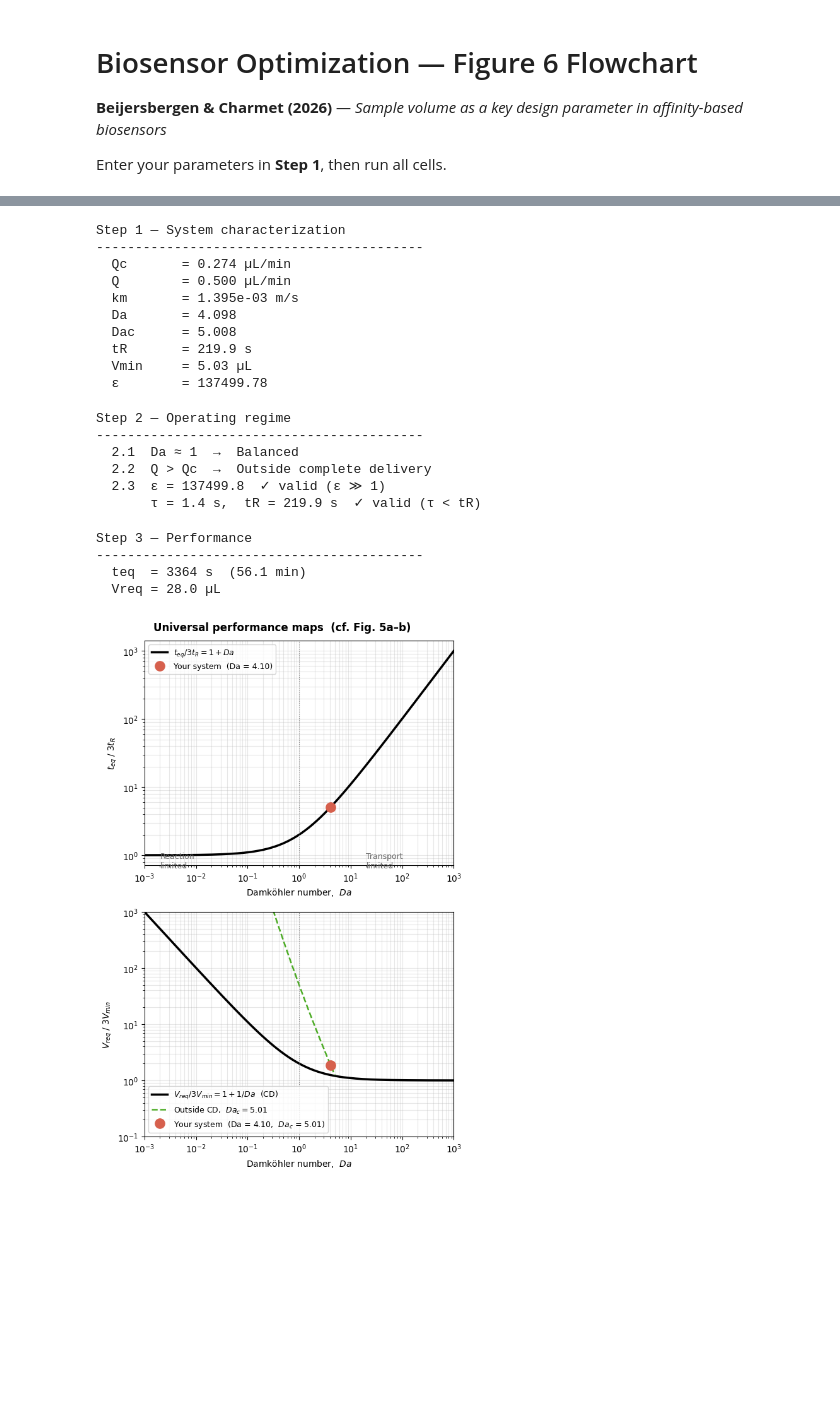
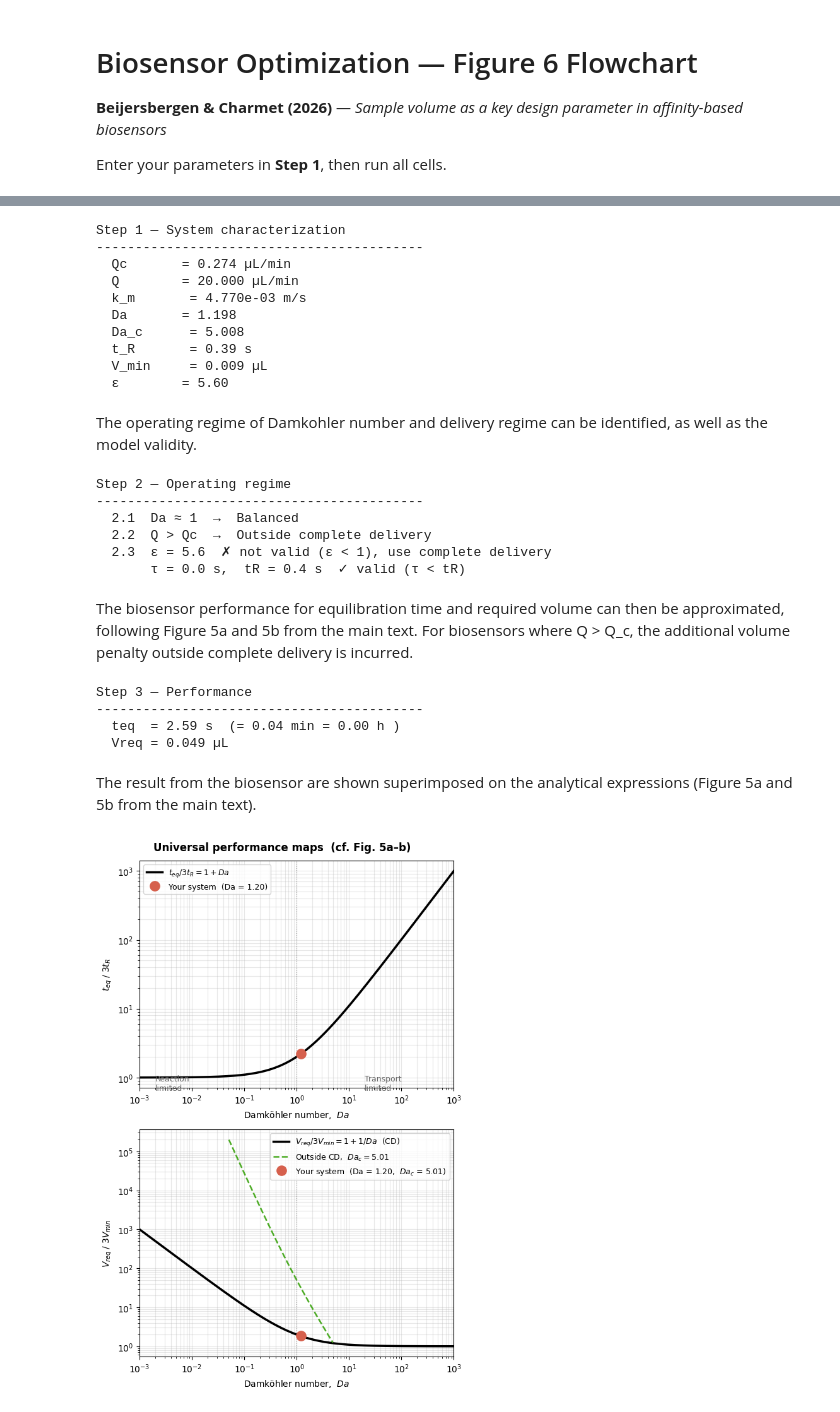
Before and after one commit to dgbeijersbergen/biosensor_model, a Jupyter notebook: biosensor_optimization.ipynb, the cells around one changed output, grey strips where cells are left out. Saved outputs shown, nothing was run; the diff lists cells and outputs as text; code cells hidden in the pictures; blank space fills up the shorter version.

```diff
--- a/biosensor_optimization.ipynb
+++ b/biosensor_optimization.ipynb
@@ -7,6 +7,7 @@
 Enter your parameters in **Step 1**, then run all cells.
 # %%
 import numpy as np
+import matplotlib.pyplot as plt
 %matplotlib inline
 
 # ============================================================
@@ -27,5 +28,5 @@ k_off = 4.45e-3     # dissociation rate [1/s]
 b_m   = 1.5e-7      # max surface density [mol/m²]
 
 # --- Sample ---
-c_in  = 0.38e-6     # input concentration [mol/m³]  (nM = 1e-6 mol/m³)
-Q     = 0.5e-9/60   # flow rate [m³/s]  (µL/min × 1e-9/60)
+c_in  = 10000e-6     # input concentration [mol/m³]  (nM = 1e-6 mol/m³)
+Q     = 20 * 1e-9/60   # flow rate [m³/s]  (µL/min × 1e-9/60)
@@ -53,30 +53,32 @@ t_R   = 1.0 / (k_on * c_in + k_off)                 # reaction timescale [s]
 V_min = W_s * L_s * k_on * b_m * t_R                # minimum volume [m³]
 
 b_eq  = (k_on * c_in * b_m) / (k_on * c_in + k_off)
-delta = H_c if Q <= Q_c else (D / k_m)              # depletion layer height
+delta = H_c if Q <= Q_c else (L_s * D / (k_m*H_c))              # depletion layer height
 eps   = (b_eq * W_s) / (delta * W_c * c_in)         # ε validity parameter
 
 print("Step 1 — System characterization")
 print("-" * 42)
 print(f"  Qc       = {Q_c*1e9*60:.3f} µL/min")
 print(f"  Q        = {Q*1e9*60:.3f} µL/min")
-print(f"  km       = {k_m:.3e} m/s")
+print(f"  k_m       = {k_m:.3e} m/s")
 print(f"  Da       = {Da:.3f}")
-print(f"  Dac      = {Da_c:.3f}")
-print(f"  tR       = {t_R:.1f} s")
-print(f"  Vmin     = {V_min*1e9:.2f} µL")
+print(f"  Da_c      = {Da_c:.3f}")
+print(f"  t_R       = {t_R:.2f} s")
+print(f"  V_min     = {V_min*1e9:.3f} µL")
 print(f"  ε        = {eps:.2f}")
 # %% [output]
 Step 1 — System characterization
 ------------------------------------------
   Qc       = 0.274 µL/min
-  Q        = 0.500 µL/min
-  km       = 1.395e-03 m/s
-  Da       = 4.098
-  Dac      = 5.008
-  tR       = 219.9 s
-  Vmin     = 5.03 µL
-  ε        = 137499.78
+  Q        = 20.000 µL/min
+  k_m       = 4.770e-03 m/s
+  Da       = 1.198
+  Da_c      = 5.008
+  t_R       = 0.39 s
+  V_min     = 0.009 µL
+  ε        = 5.60
+# %% [markdown]
+The operating regime of Damkohler number and delivery regime can be identified, as well as the model validity.
 # %%
 # ============================================================
 # STEP 2 — IDENTIFY OPERATING REGIME
@@ -100,6 +102,11 @@ tau   = V_ch / Q
 valid_eps = eps > 10
 valid_tau = tau < t_R
 
+if valid_eps == False:
+  in_CD = True
+
+
+
 print("Step 2 — Operating regime")
 print("-" * 42)
 print(f"  2.1  {da_regime}")
@@ -111,8 +118,10 @@ Step 2 — Operating regime
 ------------------------------------------
   2.1  Da ≈ 1  →  Balanced
   2.2  Q > Qc  →  Outside complete delivery
-  2.3  ε = 137499.8  ✓ valid (ε ≫ 1)
-       τ = 1.4 s,  tR = 219.9 s  ✓ valid (τ < tR)
+  2.3  ε = 5.6  ✗ not valid (ε < 1), use complete delivery
+       τ = 0.0 s,  tR = 0.4 s  ✓ valid (τ < tR)
+# %% [markdown]
+The biosensor performance for equilibration time and required volume can then be approximated, following Figure 5a and 5b from the main text. For biosensors where Q > Q_c, the additional volume penalty outside complete delivery is incurred.
 # %%
 # ============================================================
 # STEP 3 — READ OFF PERFORMANCE
@@ -127,13 +136,15 @@ else:
 
 print("Step 3 — Performance")
 print("-" * 42)
-print(f"  teq  = {t_eq:.0f} s  ({t_eq/60:.1f} min)")
-print(f"  Vreq = {V_req*1e9:.1f} µL")
+print(f"  teq  = {t_eq:.2f} s  (= {t_eq/60:.2f} min = {t_eq/3600:.2f} h )")
+print(f"  Vreq = {V_req*1e9:.3f} µL")
 # %% [output]
 Step 3 — Performance
 ------------------------------------------
-  teq  = 3364 s  (56.1 min)
-  Vreq = 28.0 µL
+  teq  = 2.59 s  (= 0.04 min = 0.00 h )
+  Vreq = 0.049 µL
+# %% [markdown]
+The result from the biosensor are shown superimposed on the analytical expressions (Figure 5a and 5b from the main text).
 # %%
 # ============================================================
 # FIGURES 5a & 5b — Universal maps with your system as a point
@@ -163,32 +174,32 @@ ax1.text(2e-3, 0.65, 'Reaction\nlimited', fontsize=9, color='#666')
 ax1.text(2e1,  0.65, 'Transport\nlimited', fontsize=9, color='#666')
 
 ax1.set_xlabel('Damköhler number,  $Da$')
 ax1.set_ylabel(r'$t_{eq}\;/\;3t_R$')
 ax1.set_xlim([1e-3, 1e3])
 ax1.legend(fontsize=9)
 ax1.grid(True, which='both', alpha=0.3)
 
 # ── (b) Required volume ─────────────────────────────────────
 ax2.loglog(Da_sweep, V_norm_cd, 'k-', lw=2.5, label=r'$V_{req}/3V_{min} = 1+1/Da$  (CD)')
 
 if Q > Q_c:
     V_norm_ocd = (1 + 1/Da_sweep) * (Da_c / Da_sweep)**2
     mask = (Da_sweep >= Da_c * 0.01) & (Da_sweep <= Da_c)
     ax2.loglog(Da_sweep[mask], V_norm_ocd[mask], '--', color='#4dac26', lw=1.8,
                label=f'Outside CD,  $Da_c = {Da_c:.2f}$')
 
 ax2.loglog(Da, V_norm_sys, 'o', color='#d6604d', ms=11, zorder=5,
            label=f'Your system  (Da = {Da:.2f},  $Da_c$ = {Da_c:.2f})')
 
 ax2.axvline(1, color='gray', lw=0.8, ls=':')
 ax2.set_xlabel('Damköhler number,  $Da$')
 ax2.set_ylabel(r'$V_{req}\;/\;3V_{min}$')
 ax2.set_xlim([1e-3, 1e3])
-ax2.set_ylim([1e-1, 1e3])
+
 ax2.legend(fontsize=9)
 ax2.grid(True, which='both', alpha=0.3)
 
 plt.tight_layout()
 plt.show()
 # %% [output]
-[figure, old version]
+[figure, new version]
```
Also changed, not shown: parts of 4 cells of this notebook.
